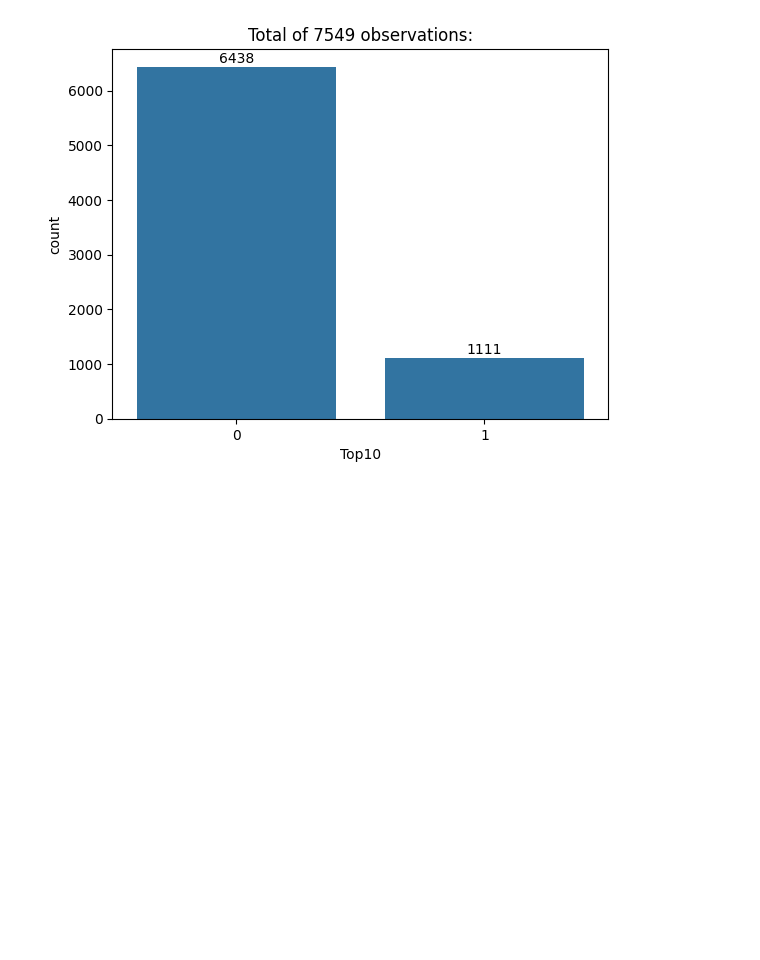
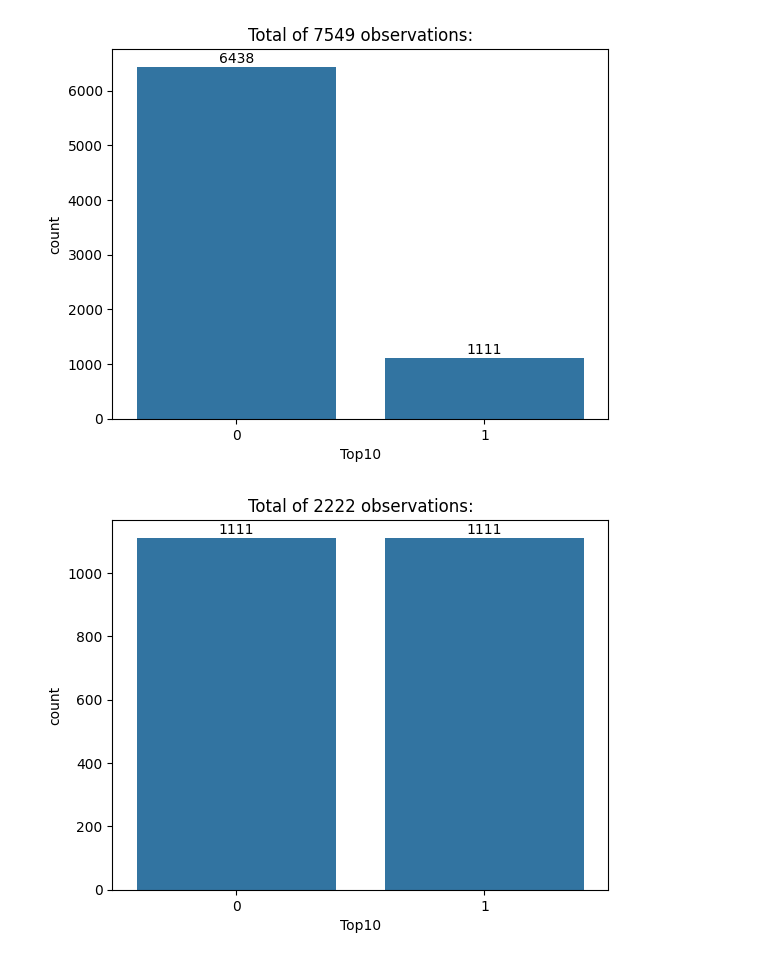
Before and after one commit to MikkoOlkkonen/mlproject, a Jupyter notebook: projekti.ipynb, the cells around one changed output. Drawn from its saved outputs; the diff is of its cells as text; code cells hidden in the pictures; blank space fills up the shorter version.

```diff
--- a/projekti.ipynb
+++ b/projekti.ipynb
@@ -68,2 +69,25 @@ X = df.drop(["Top10"], axis=1) # Feature vectors
+# %%
+
+df_label_1 = df[df["Top10"] == 1]  # Separate classes
+df_label_0 = df[df["Top10"] == 0]
+
+# Undersample the minority class to match the n of majority class to avoid problems of imbalanced data sets.
+df_label_0_new = resample(df_label_0, replace=False, n_samples=len(df_label_1), random_state=42)
+
+df_balanced = pd.concat([df_label_1, df_label_0_new])
+
+y = df_balanced["Top10"] # Label vector
+X = df_balanced.drop(["Top10"], axis=1) # Feature vectors
+
+#PLOTTING
+ax = sns.countplot(x="Top10", data=df_balanced)
+plt.title(f"Total of {len(df_balanced)} observations:")
+for p in ax.patches:
+    ax.annotate(f"{int(p.get_height())}", (p.get_x()+p.get_width()/2, p.get_height()), ha = 'center', va = 'baseline',
+                fontsize=10, color='black', xytext=(0, 3),
+                textcoords='offset points')
+plt.show()
+# %% [output]
+[figure, added]
 # %%
 correlation_matrix = X.corr()
```
Also changed, not shown: parts of 10 cells of this notebook.
